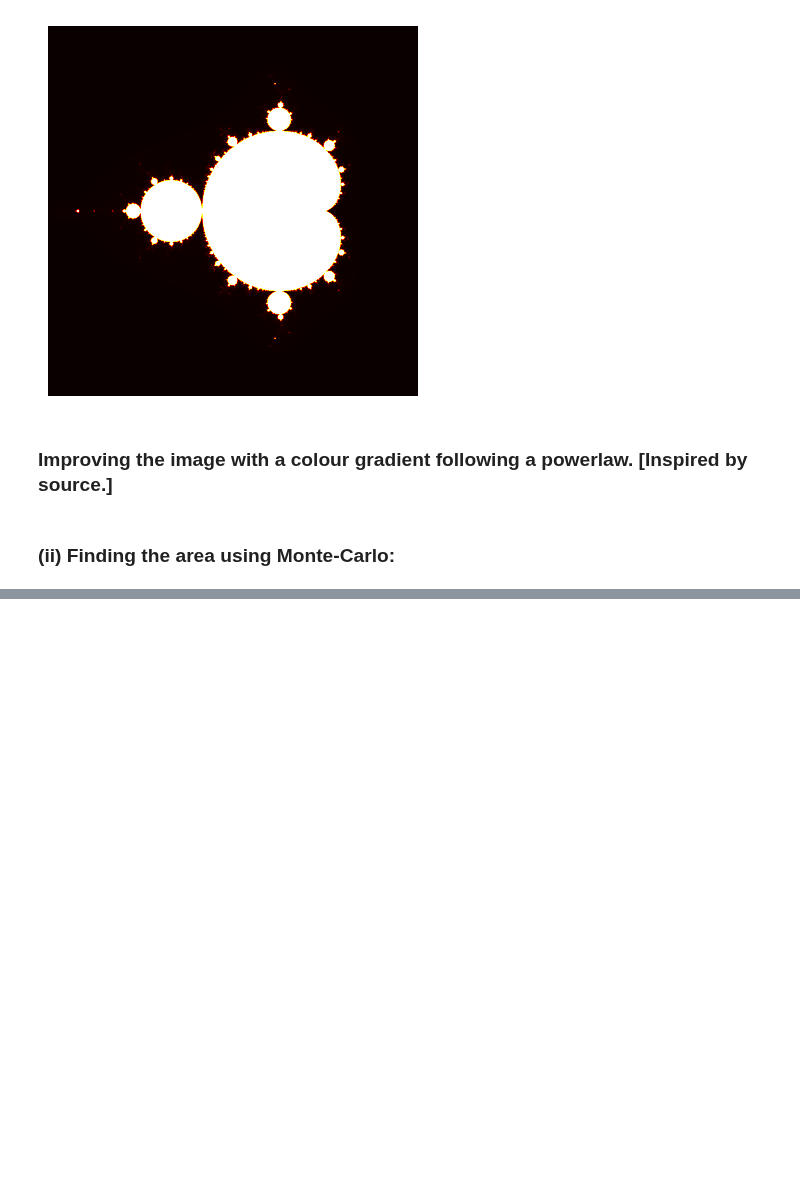
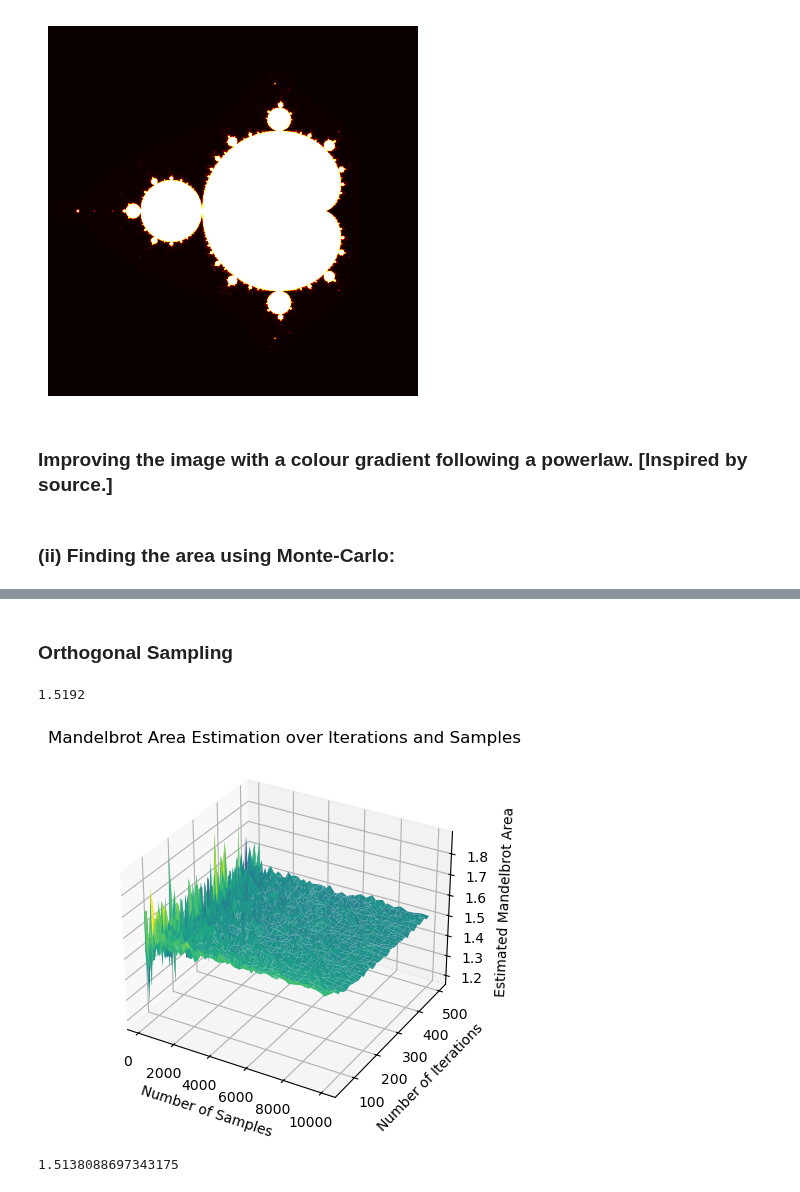
Before and after one commit to LodeVermeulen/stochastic-simulation, a Jupyter notebook: Homework 1/exercise1.ipynb, the cells around one changed output, grey strips where cells are left out. Saved outputs shown, nothing was run; the diff lists cells and outputs as text; code cells hidden in the pictures; blank space fills up the shorter version.

```diff
--- a/Homework 1/exercise1.ipynb
+++ b/Homework 1/exercise1.ipynb
@@ -263,0 +273,75 @@ print(results_LHS[0])
+# %% [markdown]
+### Orthogonal Sampling
+# %%
+import numpy as np
+
+# different from the c code -> maybe we should pass the grid-size as the argument if there
+# goes something wrong with the code -> I'm not sure
+# def orthogonal_sampling(real_min, real_max, imaginary_min, imaginary_max, num_sample):
+
+# Im doing it this way I think
+def orthogonal_sampling(real_min, real_max, imaginary_min, imaginary_max, grid_size):
+    # grid_size = int(np.sqrt(num_sample))
+
+    real_bounds = np.linspace(real_min, real_max, grid_size + 1)
+    imag_bounds = np.linspace(imaginary_min, imaginary_max, grid_size + 1)
+
+    samples = []
+    for i in range(grid_size):
+        for j in range(grid_size):
+            real_value = np.random.uniform(low=real_bounds[i], high=real_bounds[i + 1])
+            imag_value = np.random.uniform(low=imag_bounds[j], high=imag_bounds[j + 1])
+            samples.append(real_value + 1j * imag_value)
+
+    return samples
+
+
+def mandelbrot_area_orthogonal(num_iteration, grid_size, real_min, real_max, imaginary_min, imaginary_max):
+    complex_values = orthogonal_sampling(real_min, real_max, imaginary_min, imaginary_max, grid_size)
+
+    iterations = np.array([mandelbrot_sequence(c, num_iteration) for c in complex_values])
+    bounded = np.count_nonzero(iterations == num_iteration)
+
+    domain_area = (real_max - real_min) * (imaginary_max - imaginary_min)
+    area = domain_area * bounded / (grid_size**2)
+
+    return area
+
+print(mandelbrot_area_orthogonal(1000, 50, STANDARD_REAL_MIN, STANDARD_REAL_MAX, STANDARD_COMPLEX_MIN, STANDARD_COMPLEX_MAX))
+# %% [output]
+1.5192
+# %%
+num_iterations_ORTH = np.linspace(50, 500, num=50, dtype=int).astype(int)
+
+# ok now the square root of this is the number of samples
+# so itgoes from 10^2 to 50^2
+grid_size_ORTH = np.linspace(10, 100, num=50, dtype=int).astype(int)
+
+results_ORTH = np.zeros((len(num_iterations_ORTH), len(grid_size_ORTH)))
+# tqdm for progress bar
+for it_idx, iteration in enumerate(tqdm.tqdm(num_iterations_ORTH, desc="Iterations Progress")):
+    for sample_idx, grid_size in enumerate(grid_size_ORTH):
+        results_ORTH[it_idx,sample_idx] = mandelbrot_area_orthogonal(iteration, grid_size, STANDARD_REAL_MIN, STANDARD_REAL_MAX, STANDARD_COMPLEX_MIN, STANDARD_COMPLEX_MAX)
+# %%
+# print(results)
+# Plotting the results in 3D
+X_ORTH, Y_ORTH = np.meshgrid(grid_size_ORTH**2, num_iterations_ORTH)
+Z_ORTH = results_ORTH
+
+fig_ORTH = plt.figure()
+ax_ORTH = fig_ORTH.add_subplot(111, projection='3d')
+ax_ORTH.plot_surface(X_ORTH, Y_ORTH, Z_ORTH, cmap='viridis')
+
+# Label axes
+ax_ORTH.set_xlabel("Number of Samples")
+ax_ORTH.set_ylabel("Number of Iterations")
+ax_ORTH.set_zlabel("Estimated Mandelbrot Area")
+
+plt.title("Mandelbrot Area Estimation over Iterations and Samples")
+plt.show()
+# %% [output]
+[figure, added]
+# %%
+print(np.mean(results_ORTH[-1]))
+# %% [output]
+1.5138088697343175
```
Also changed, not shown: parts of 7 cells of this notebook.
